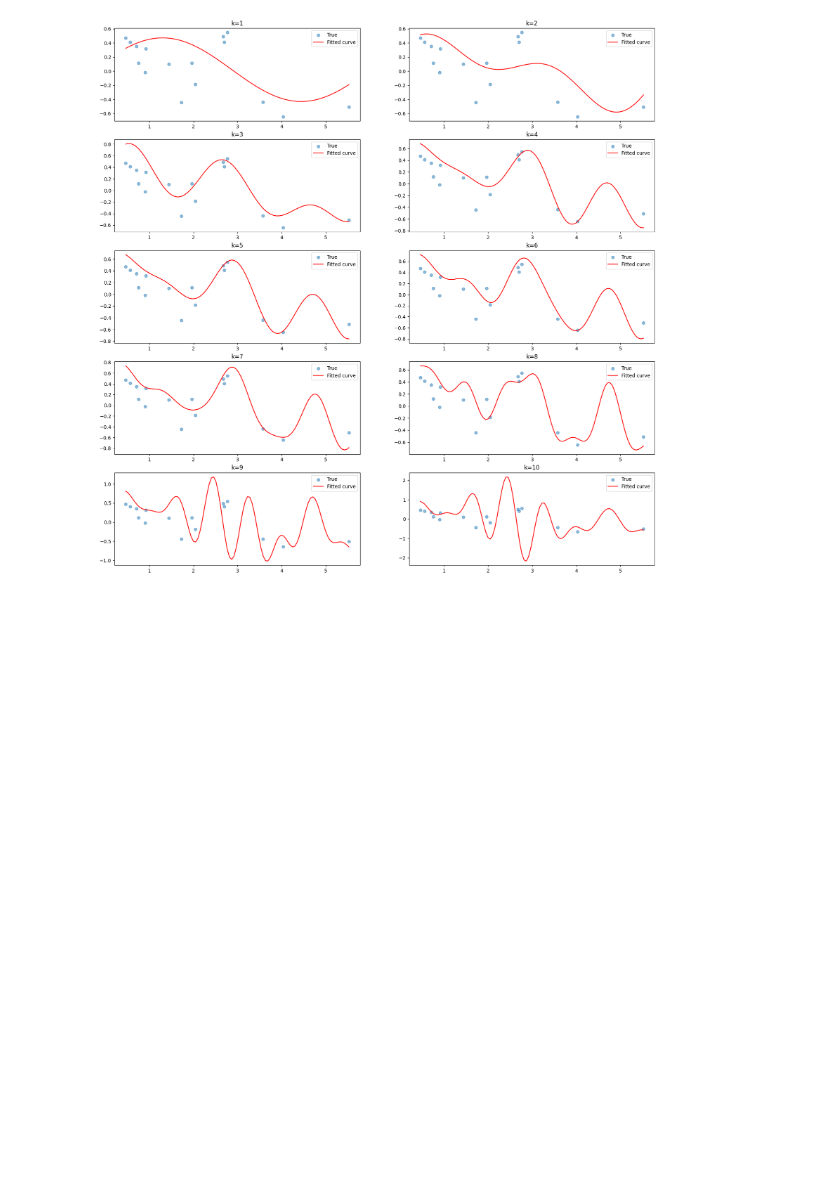
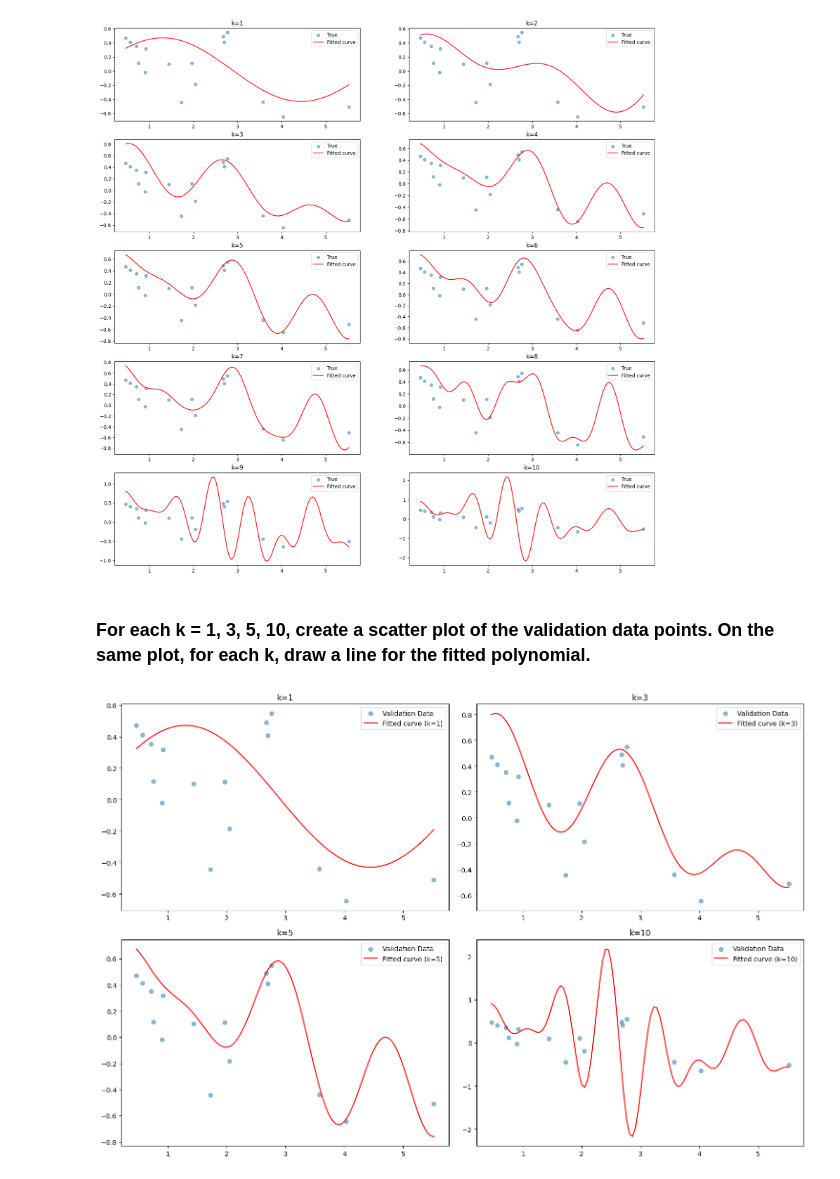
Before and after one commit to kkipngenokoech/MathsRequiredForAI, a Jupyter notebook: INTRO TO ML/HW2/nonlinear-regression.ipynb, the cells around one changed output. Drawn from its saved outputs; the diff is of its cells as text; code cells hidden in the pictures; blank space fills up the shorter version.

Commit message:
required graphs

```diff
--- a/INTRO TO ML/HW2/nonlinear-regression.ipynb
+++ b/INTRO TO ML/HW2/nonlinear-regression.ipynb
@@ -165,3 +165,24 @@ for k in k_values:
 plt.show()
 # %% [output]
 [figure]
+# %% [markdown]
+### For each k = 1, 3, 5, 10, create a scatter plot of the validation data points. On the same plot, for each k, draw a line for the fitted polynomial.
+# %%
+# Plot Predictions for k = 1, 3, 5, 10
+k_values_to_plot = [1, 3, 5, 10]
+fig, axs = plt.subplots(2, 2, figsize=(15, 10))
+
+for idx, k in enumerate(k_values_to_plot):
+    sinusoidal_regressor.fit(X_train, Y_train, k)
+    y_line = sinusoidal_regressor.predict(x_line)
+
+    ax = axs[idx // 2, idx % 2]
+    ax.scatter(X_val, Y_val, label="Validation Data", alpha=0.5)
+    ax.plot(x_line, y_line, color='r', label=f"Fitted curve (k={k})")
+    ax.set_title(f"k={k}")
+    ax.legend()
+
+plt.tight_layout()
+plt.show()
+# %% [output]
+[figure, added]
```
Also changed, not shown: parts of 1 cell of this notebook.
